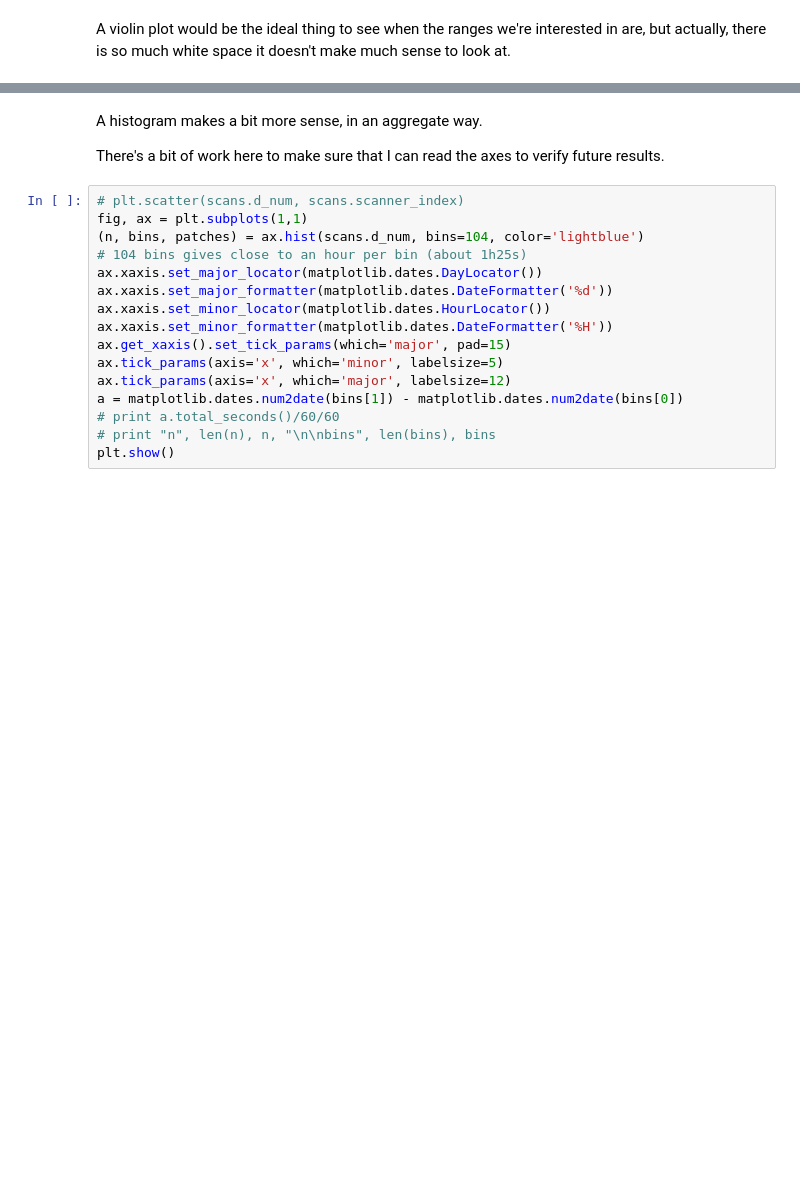
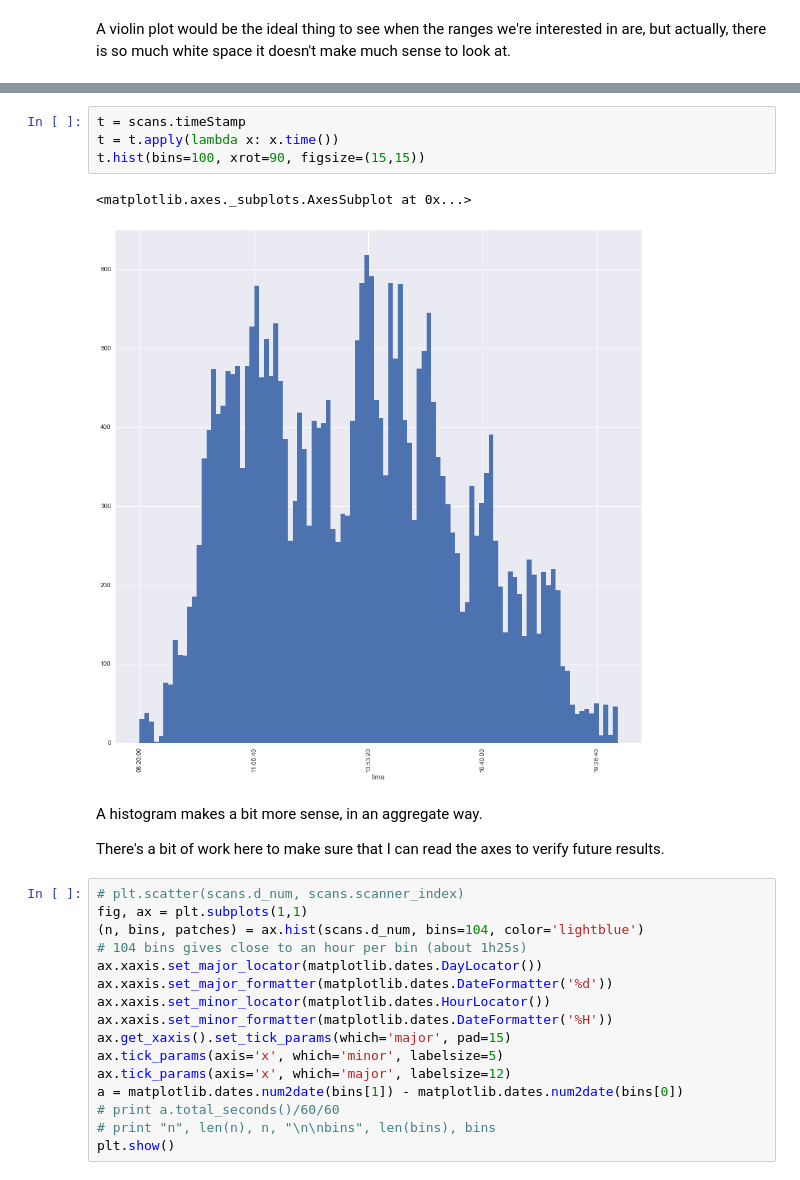
Before and after one commit to notionparallax/sensicorn, a Jupyter notebook: initialDataAnalysis/scan - collection relationship.ipynb, the cells around one changed output, grey strips where cells are left out. Drawn from its saved outputs; the diff is of its cells as text; blank space fills up the shorter version.

```diff
--- a/initialDataAnalysis/scan - collection relationship.ipynb
+++ b/initialDataAnalysis/scan - collection relationship.ipynb
@@ -160,3 +155,10 @@ sns.violinplot(x="person", y="d_num", data=scans)
+# %%
+t = scans.timeStamp
+t = t.apply(lambda x: x.time())
+t.hist(bins=100, xrot=90, figsize=(15,15))
+# %% [output]
+<matplotlib.axes._subplots.AxesSubplot at 0x...>
+[figure, added]
 # %% [markdown]
 A histogram makes a bit more sense, in an aggregate way.
 
```
Also changed, not shown: parts of 10 cells of this notebook, 6 other files.
